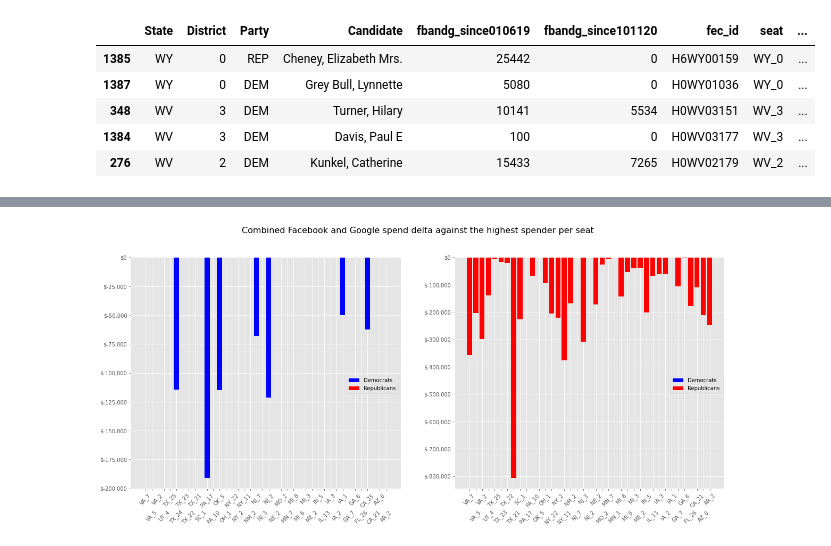
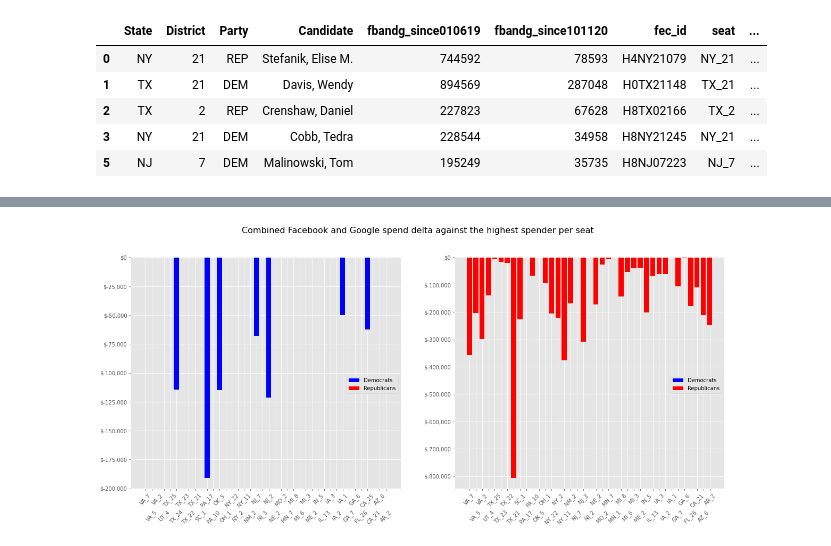
Before and after one commit to ESeufert/2020_digital_spend, a Jupyter notebook: 2020 House Races Digital Spend.ipynb, the cells around one changed output, grey strips where cells are left out. Saved outputs shown, nothing was run; the diff lists cells and outputs as text; code cells hidden in the pictures.

```diff
--- a/2020 House Races Digital Spend.ipynb
+++ b/2020 House Races Digital Spend.ipynb
@@ -13,11 +13,15 @@ from beautifultable import BeautifulTable
 from datetime import datetime
 from datetime import timedelta
 import warnings
+import matplotlib.ticker as mtick
 warnings.filterwarnings('ignore')
 
 pd.set_option('display.float_format', lambda x: '%.5f' % x)
 
-#https://ballotpedia.org/U.S._House_battlegrounds,_2020
+# Media spend per House candidate
+# https://mediaproject.wesleyan.edu/releases-102920/#table12
+# Battleground races:
+# https://ballotpedia.org/U.S._House_battlegrounds,_2020
 
 us_state_abbrev = {
     'Alabama': 'AL',
@@ -109,35 +113,42 @@ house = pd.read_excel(
         header=0 )
 bg_house = pd.read_excel(
         open( 'bg_house.xlsx', 'rb' ), sheet_name = 'Sheet 1',
             header = None )
+bg_house = bg_house.iloc[:, :-2]
+
 bg_house.columns = ['dist', 'rep', 'open_seat', '2018_margin']
 bg_house = bg_house[:-1]
 
 house = house.drop( ['tv_010119to102520', 'per_tvcycle', 'tv_101220to102520', 'per_tvsince1011'], axis=1 )
 
 #only care about REP and DEM
 house = house[ house[ 'Party' ].isin( [ 'REP', 'DEM' ] ) ]
 
 house[ 'seat' ] = house[ 'State' ] + '_' + house[ 'District' ].astype( 'str' )
 
 bg_house[ 'seat' ] = bg_house.apply( lambda row: get_district_name_from_state( row ), axis=1 )
 
 house = pd.merge( left=house, right=bg_house, on='seat', how='left', suffixes=("_house", "_bg") )
 
 house[ 'battleground' ] = house[ 'dist' ].apply( lambda x: True if isinstance( x, str ) else False )
 
 #only take the top 2 from each race
 house = house.sort_values( ['seat', 'fbandg_since010619'], axis=0, ascending=False).groupby('seat').head( 2 )
+#re-sort by index
+house.sort_index( inplace=True )
 
 house[ 'max_spend_value' ] = house.apply( lambda x: get_max_spend_value_for_seat( x[ 'seat' ] ), axis=1 )
 house[ 'max_spend_party' ] = house.apply( lambda x: get_max_spend_party_for_seat( x[ 'seat' ], x[ 'max_spend_value' ] ), axis=1 )
 house[ 'diff_from_max' ] = house.apply( lambda x: x[ 'fbandg_since010619' ] - x[ 'max_spend_value' ] if x[ 'max_spend_value' ] != x[ 'fbandg_since010619' ] else 0, axis=1 )
 
+dem = house[ ( house[ 'Party' ].isin( [ 'DEM' ] ) ) ].sort_values( 'seat', axis=0, ascending=False )
+rep = house[ house[ 'Party' ].isin( [ 'REP' ] ) ].sort_values( 'seat', axis=0, ascending=False )
+
 house.head()
 # %% [output]
 |  | State | District | Party | Candidate | fbandg_since010619 | fbandg_since101120 | fec_id | seat | ... |
-| 1385 | WY | 0 | REP | Cheney, Elizabeth Mrs. | 25442 | 0 | H6WY00159 | WY_0 | ... |
-| 1387 | WY | 0 | DEM | Grey Bull, Lynnette | 5080 | 0 | H0WY01036 | WY_0 | ... |
-| 348 | WV | 3 | DEM | Turner, Hilary | 10141 | 5534 | H0WV03151 | WV_3 | ... |
-| 1384 | WV | 3 | DEM | Davis, Paul E | 100 | 0 | H0WV03177 | WV_3 | ... |
-| 276 | WV | 2 | DEM | Kunkel, Catherine | 15433 | 7265 | H0WV02179 | WV_2 | ... |
+| 0 | NY | 21 | REP | Stefanik, Elise M. | 744592 | 78593 | H4NY21079 | NY_21 | ... |
+| 1 | TX | 21 | DEM | Davis, Wendy | 894569 | 287048 | H0TX21148 | TX_21 | ... |
+| 2 | TX | 2 | REP | Crenshaw, Daniel | 227823 | 67628 | H8TX02166 | TX_2 | ... |
+| 3 | NY | 21 | DEM | Cobb, Tedra | 228544 | 34958 | H8NY21245 | NY_21 | ... |
+| 5 | NJ | 7 | DEM | Malinowski, Tom | 195249 | 35735 | H8NJ07223 | NJ_7 | ... |
```
Also changed, not shown: parts of 12 cells of this notebook, 1 other file.
